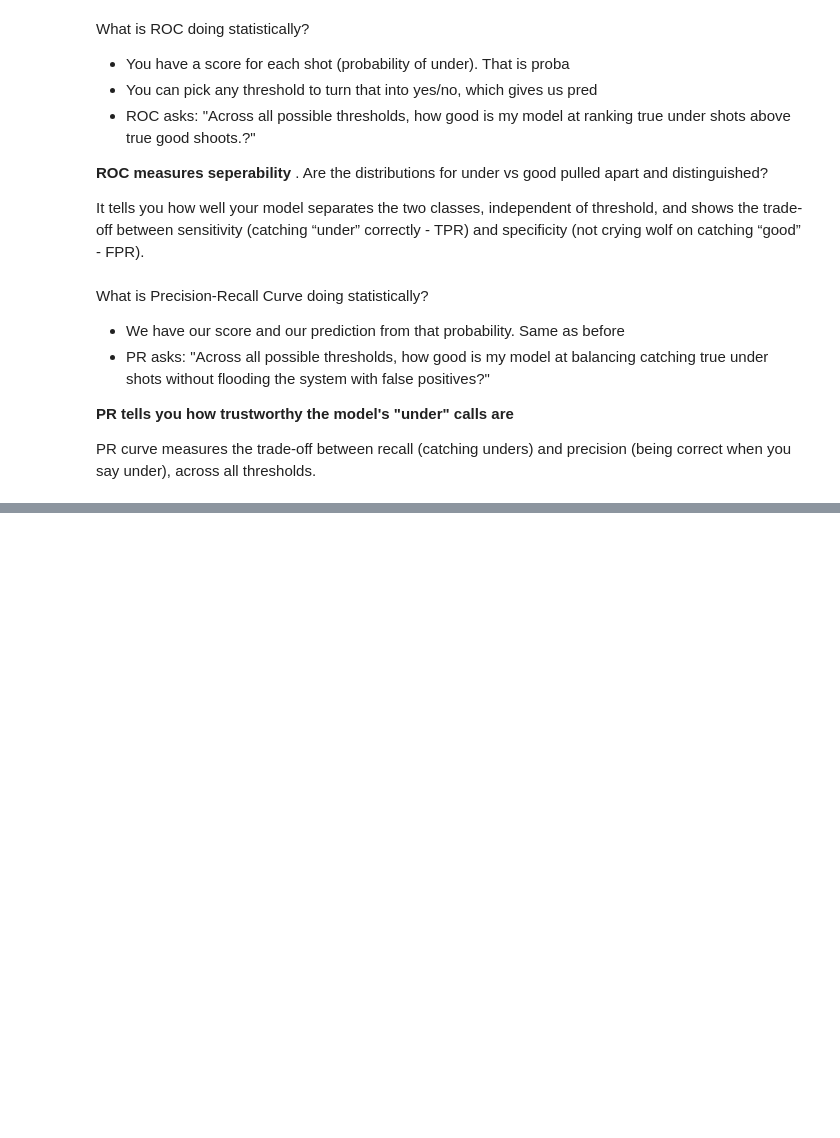
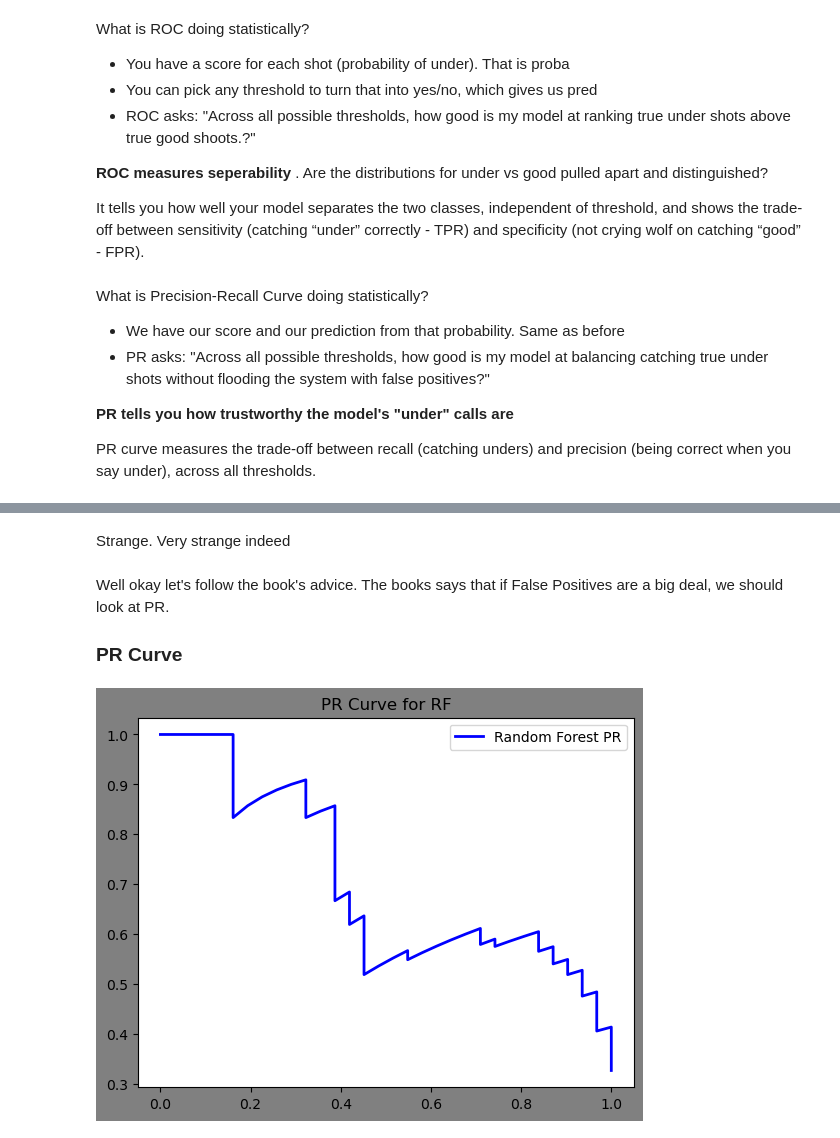
Before and after one commit to anichip/EspressFlowCV, a Jupyter notebook: initial_model.ipynb, the cells around one changed output, grey strips where cells are left out. Cells and saved outputs as stored; diff of their text form; code cells hidden in the pictures; blank space fills up the shorter version.

```diff
--- a/initial_model.ipynb
+++ b/initial_model.ipynb
@@ -275,0 +356,6 @@ PR curve measures the trade-off between recall (catching unders) and precision (
+# %% [markdown]
+Strange. Very strange indeed
+# %% [markdown]
+Well okay let's follow the book's advice. The books says that if False Positives are a big deal, we should look at PR.
+
+### PR Curve
@@ -275,0 +364,10 @@ PR curve measures the trade-off between recall (catching unders) and precision (
+# %%
+precisions_forest , recalls_forest, thresholds_forest = precision_recall_curve(y_train,y_scores_proba_forest)
+
+plt.figure(facecolor='gray')
+plt.plot(recalls_forest,precisions_forest,"b-",linewidth=2,label="Random Forest PR")
+plt.title("PR Curve for RF")
+plt.legend()
+plt.show()
+# %% [output]
+[figure, added]
```
Also changed, not shown: parts of 13 cells of this notebook, 1 other file.
